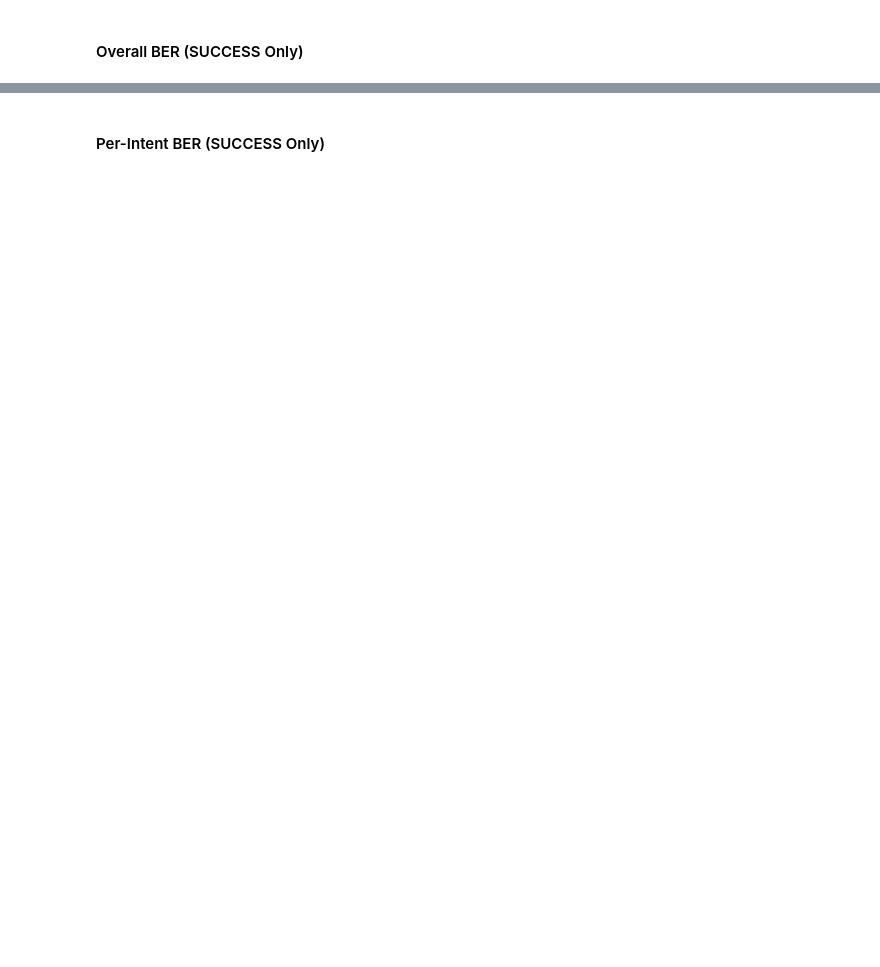
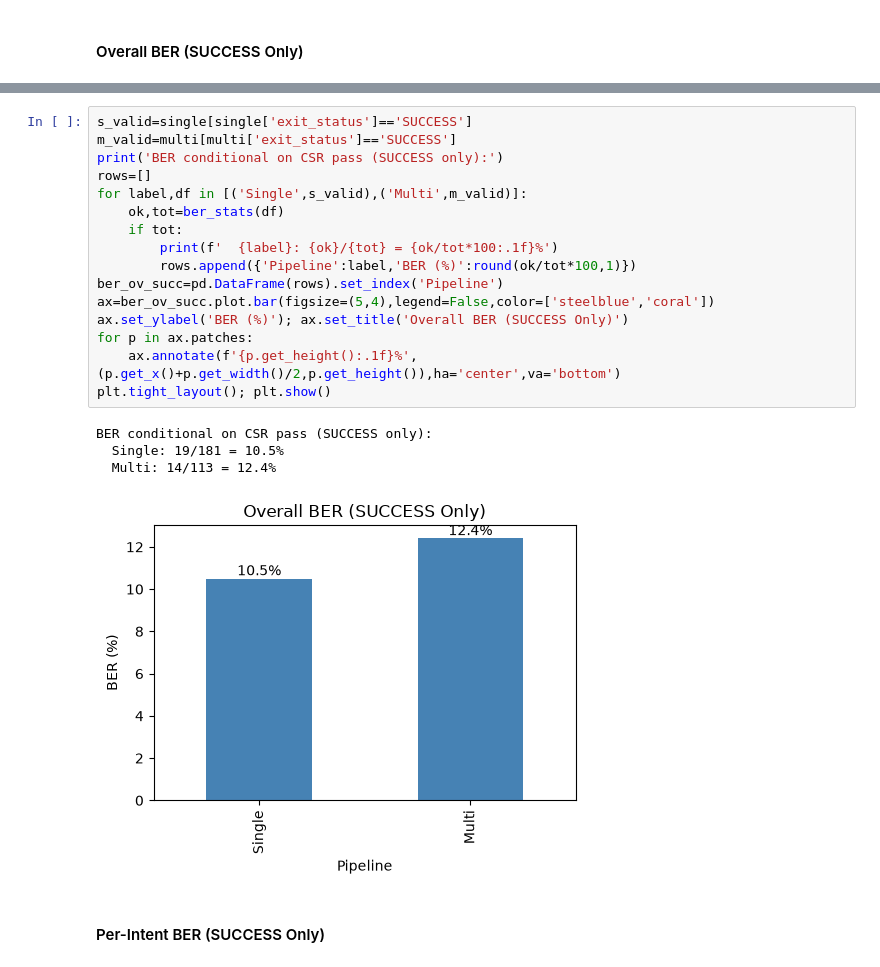
Before and after one commit to horizon-ai-code/horizon-code, a Jupyter notebook: benchmark/results/ber.ipynb, the cells around one changed output, grey strips where cells are left out. Drawn from its saved outputs; the diff is of its cells as text; blank space fills up the shorter version.

```diff
--- a/benchmark/results/ber.ipynb
+++ b/benchmark/results/ber.ipynb
@@ -76,3 +97,24 @@ for label, df in [('Single', s_valid), ('Multi', m_valid)]:
+# %%
+s_valid=single[single['exit_status']=='SUCCESS']
+m_valid=multi[multi['exit_status']=='SUCCESS']
+print('BER conditional on CSR pass (SUCCESS only):')
+rows=[]
+for label,df in [('Single',s_valid),('Multi',m_valid)]:
+    ok,tot=ber_stats(df)
+    if tot:
+        print(f'  {label}: {ok}/{tot} = {ok/tot*100:.1f}%')
+        rows.append({'Pipeline':label,'BER (%)':round(ok/tot*100,1)})
+ber_ov_succ=pd.DataFrame(rows).set_index('Pipeline')
+ax=ber_ov_succ.plot.bar(figsize=(5,4),legend=False,color=['steelblue','coral'])
+ax.set_ylabel('BER (%)'); ax.set_title('Overall BER (SUCCESS Only)')
+for p in ax.patches:
+    ax.annotate(f'{p.get_height():.1f}%',(p.get_x()+p.get_width()/2,p.get_height()),ha='center',va='bottom')
+plt.tight_layout(); plt.show()
+# %% [output]
+BER conditional on CSR pass (SUCCESS only):
+  Single: 19/181 = 10.5%
+  Multi: 14/113 = 12.4%
+[figure, added]
 # %% [markdown]
 #### Per-Intent BER (SUCCESS Only)
 # %%
```
Also changed, not shown: parts of 11 cells of this notebook, 6 other files.
